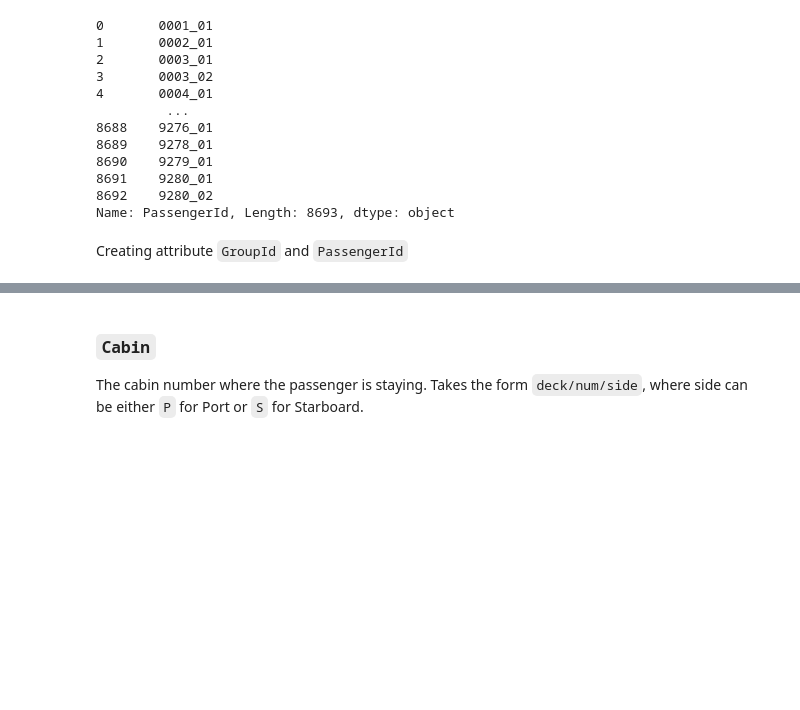
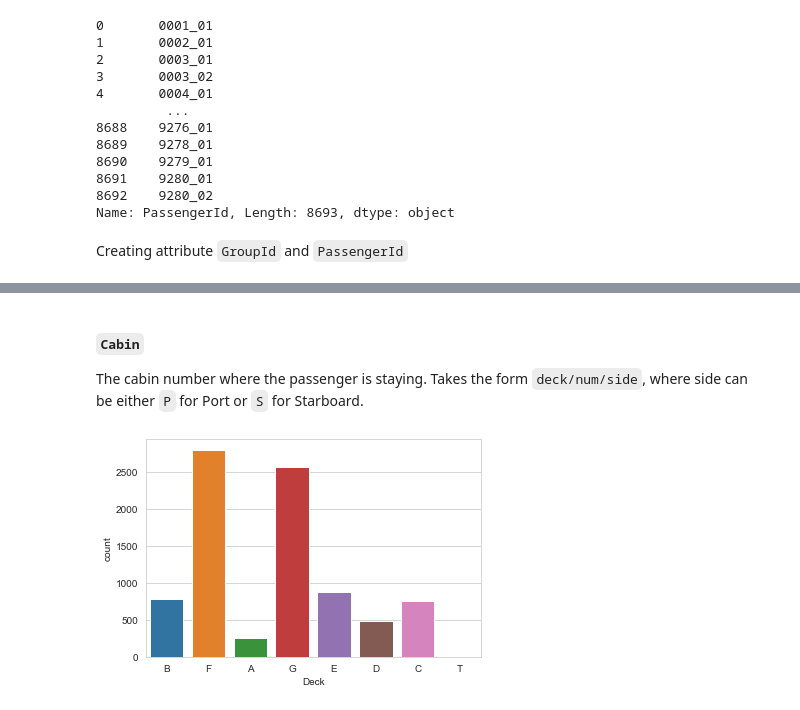
Before and after one commit to team-pass-ds/Spaceship-Titanic, a Jupyter notebook: notebooks/mukhopadhyay-eda-notebook.ipynb, the cells around one changed output, grey strips where cells are left out. Drawn from its saved outputs; the diff is of its cells as text; code cells hidden in the pictures; blank space fills up the shorter version.

```diff
--- a/notebooks/mukhopadhyay-eda-notebook.ipynb
+++ b/notebooks/mukhopadhyay-eda-notebook.ipynb
@@ -125,6 +158,6 @@ sns.countplot(df.CryoSleep)
 [figure]
 # %% [markdown]
-### `Cabin`
+#### `Cabin`
 The cabin number where the passenger is staying. Takes the form `deck/num/side`, where side can be either `P` for Port or `S` for Starboard.
 # %%
 # Breaking Cabin into deck, num and side
@@ -142,3 +175,8 @@ for _, row in df.iterrows():
 df['Deck'] = decks
 df['Num'] = nums
 df['Side'] = sides
+# %%
+sns.countplot(df.Deck)
+plt.show()
+# %% [output]
+[figure, added]
```
Also changed, not shown: parts of 34 cells of this notebook.
